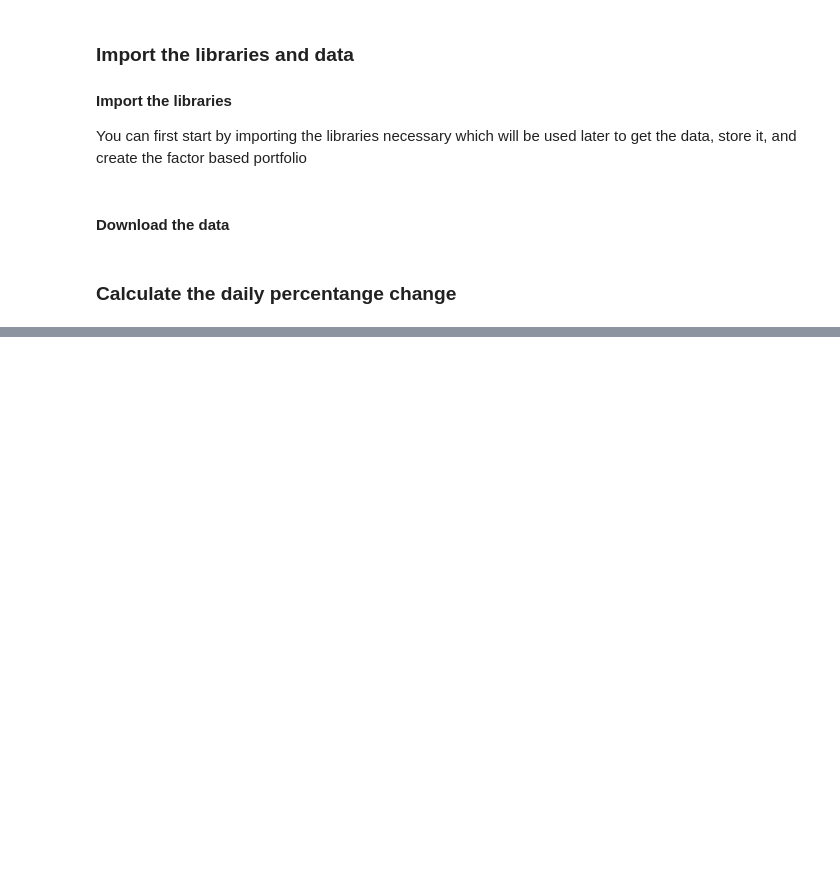
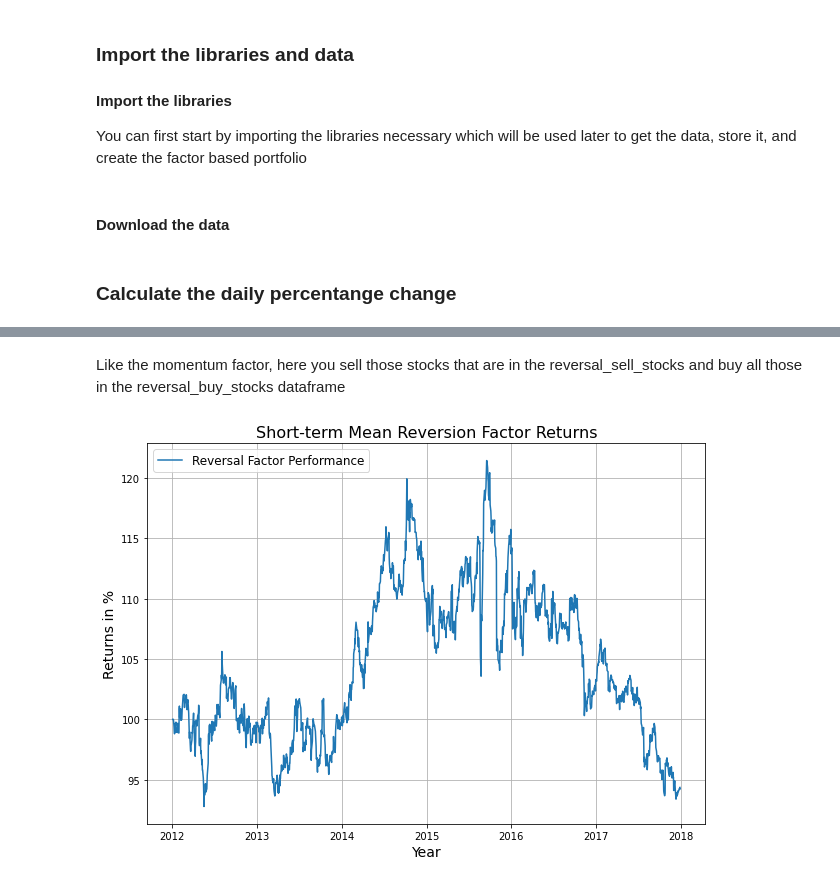
Before and after one commit to cmj123/quantitative_portfolio_management, a Jupyter notebook: multi_factor_model/short_term_reversal_factor.ipynb, the cells around one changed output, grey strips where cells are left out. Cells and saved outputs as stored; diff of their text form; code cells hidden in the pictures; blank space fills up the shorter version.

Commit message:
Created short-term reversal based factor

```diff
--- a/multi_factor_model/short_term_reversal_factor.ipynb
+++ b/multi_factor_model/short_term_reversal_factor.ipynb
@@ -63,0 +56,36 @@ df_change.dropna(inplace = True)
+# %%
+# Here the value of t would be 5 as you are considering only the past one week's data
+weekly_working_days = 5
+
+# Calculate the rollowing mean of the prices and subtract it from the price
+mean_reversion_factor = df - df.rolling(weekly_working_days).mean()
+
+# Create two dataframes to hold the buy-sell signals for the rolling mean difference values of stocks
+# The reversal_sell_stocks dataframe contains values of stocks that are above the rolling mean
+reversal_sell_stocks = mean_reversion_factor [mean_reversion_factor > 0]
+
+# The reversal_buy_stocks dataframe contains values of stocks that are below the rolling mean
+reversal_buy_stocks = mean_reversion_factor [mean_reversion_factor < 0]
+
+# Here you assume that the price will revert back to the rolling mean, so you sell the stock when the market goes
+# above the moving average and buy the stock when the price is below the moving average
+# %% [markdown]
+Like the momentum factor, here you sell those stocks that are in the reversal_sell_stocks and buy all those in the reversal_buy_stocks dataframe
+# %%
+# Calculate the factor performance using the returns and signals
+mean_reversion_performance = (df_change *~reversal_buy_stocks.isnull() - df_change * ~reversal_sell_stocks.isnull()).mean(axis=1)
+# %%
+# Convert the mean reversion performance to a dataframe
+mean_reversion_performance = pd.DataFrame(mean_reversion_performance.dropna(), columns=['return'])
+# %%
+# Plot the performance of the factor
+plt.figure(figsize=(10,7))
+plt.plot((mean_reversion_performance + 1).cumprod() * 100, label='Reversal Factor Performance')
+plt.legend(loc='best', fontsize=12)
+plt.title('Short-term Mean Reversion Factor Returns', fontsize=16)
+plt.ylabel('Returns in %', fontsize=14)
+plt.xlabel('Year', fontsize=14)
+plt.grid()
+plt.show()
+# %% [output]
+[figure, added]
```
Also changed, not shown: parts of 3 cells of this notebook.
